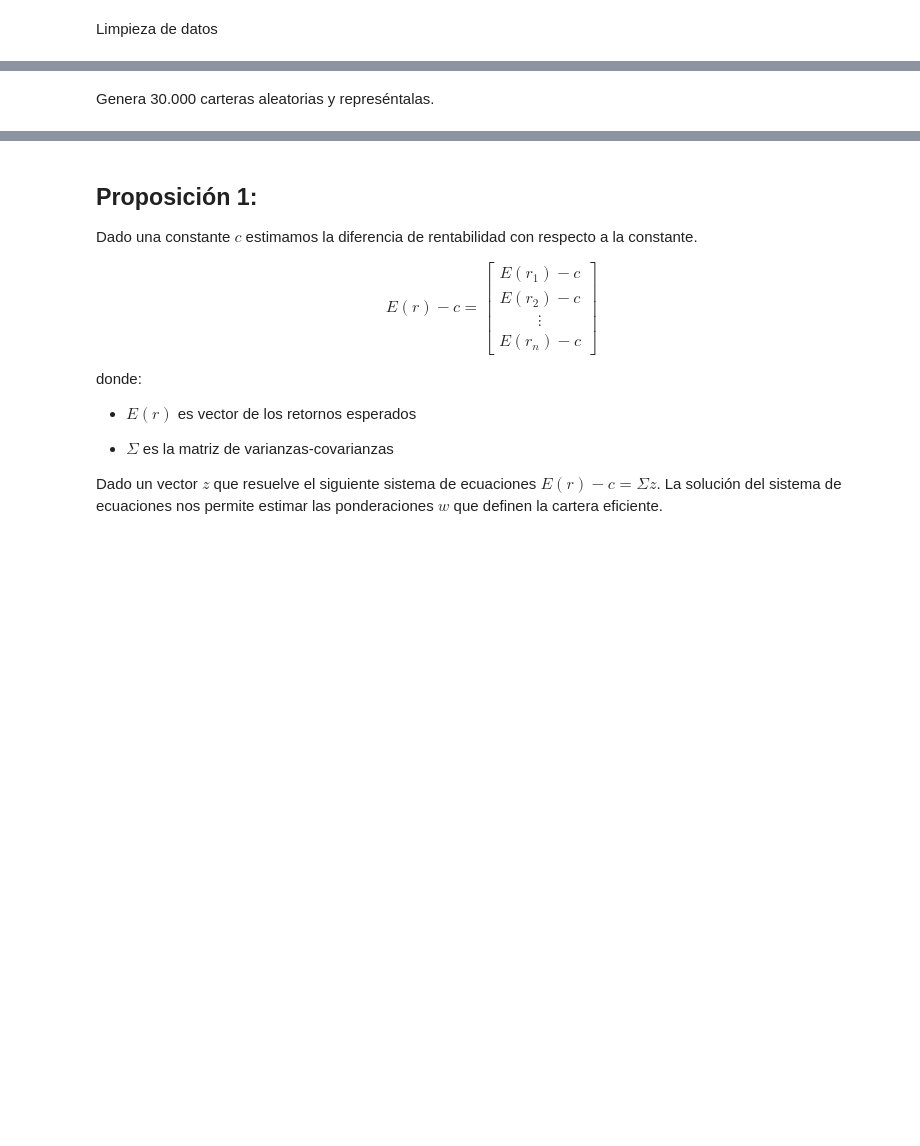
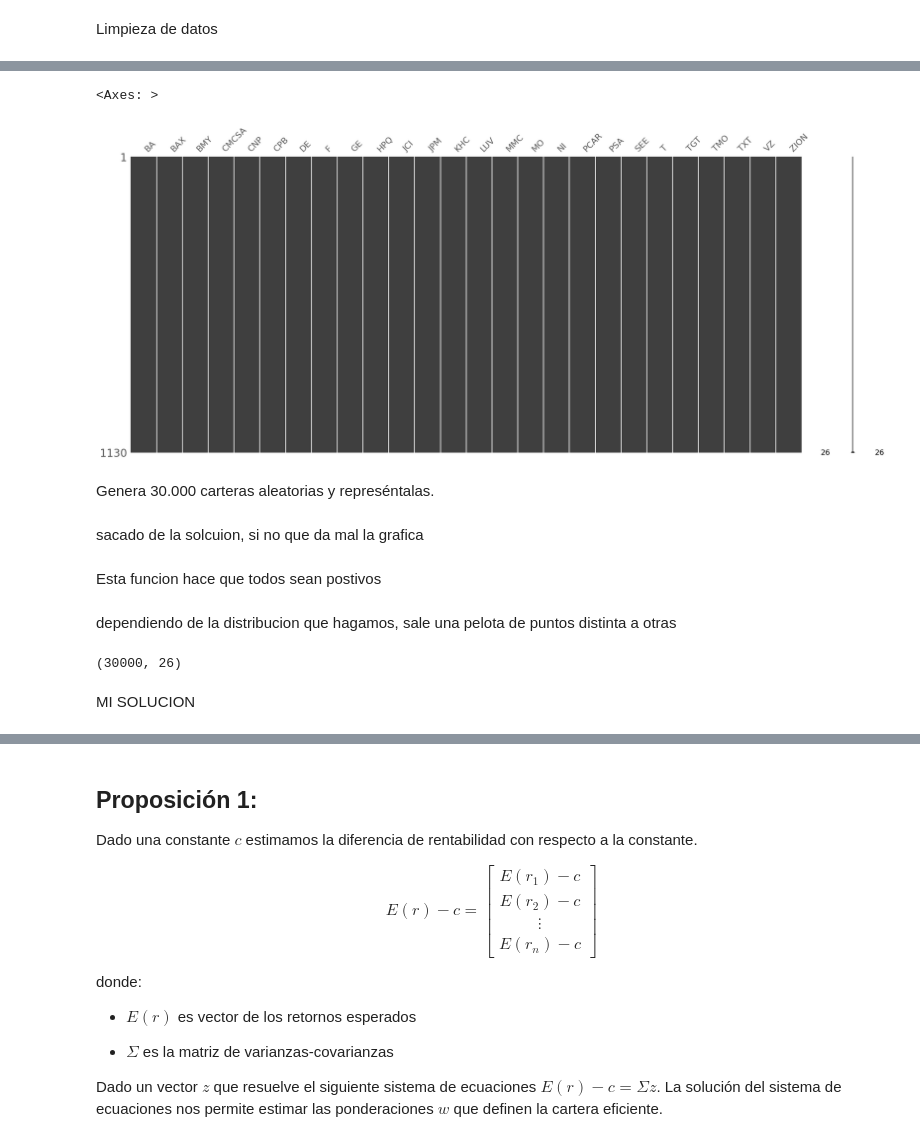
Before and after one commit to alfonso-santos/microcredencial-carteras-python, a Jupyter notebook: Tema_3_Markowitz/src/optimizacion-analitica.ipynb, the cells around one changed output, grey strips where cells are left out. Drawn from its saved outputs; the diff is of its cells as text; code cells hidden in the pictures; blank space fills up the shorter version.

```diff
--- a/Tema_3_Markowitz/src/optimizacion-analitica.ipynb
+++ b/Tema_3_Markowitz/src/optimizacion-analitica.ipynb
@@ -57,4 +63,6 @@ Visualización de datos
 # %% [markdown]
 Limpieza de datos
 # %%
-prices = # TODO
+prices = prices.dropna(axis = 1, how = "all") # TODO
+prices = prices.dropna(axis = 0 , how = "any")
+prices
@@ -61,4 +84,11 @@ prices = # TODO
 # %%
-mso.matrix(prices)
+import missingno as msno
+
+msno.matrix(prices)
+# %% [output]
+<Axes: >
+[figure, added]
 # %% [markdown]
 Genera 30.000 carteras aleatorias y represéntalas.
+# %% [markdown]
+sacado de la solcuion, si no que da mal la grafica
@@ -65 +100,21 @@ Genera 30.000 carteras aleatorias y represéntalas.
+# %% [markdown]
+Esta funcion hace que todos sean postivos
+# %% [markdown]
+dependiendo de la distribucion que hagamos, sale una pelota de puntos distinta a otras
+# %%
+# Generamos pesos aleatorios.
+num_carteras = 30000
+num_activos = prices.shape[1]
+
+rng = np.random.default_rng(42)
+# pesos = rng.random(size=(num_carteras, num_activos))  # Distribución uniforme.
+pesos = np.abs(rng.normal(size=(num_carteras, num_activos)))  # Distribución normal.
+# pesos = pesos / np.sum(pesos, axis=1, keepdims=True)
+pesos = softmax(pesos, ax=1)
+
+pesos.shape
+# %% [output]
+(30000, 26)
+# %% [markdown]
+MI SOLUCION
 # %%
```
Also changed, not shown: parts of 19 cells of this notebook.
